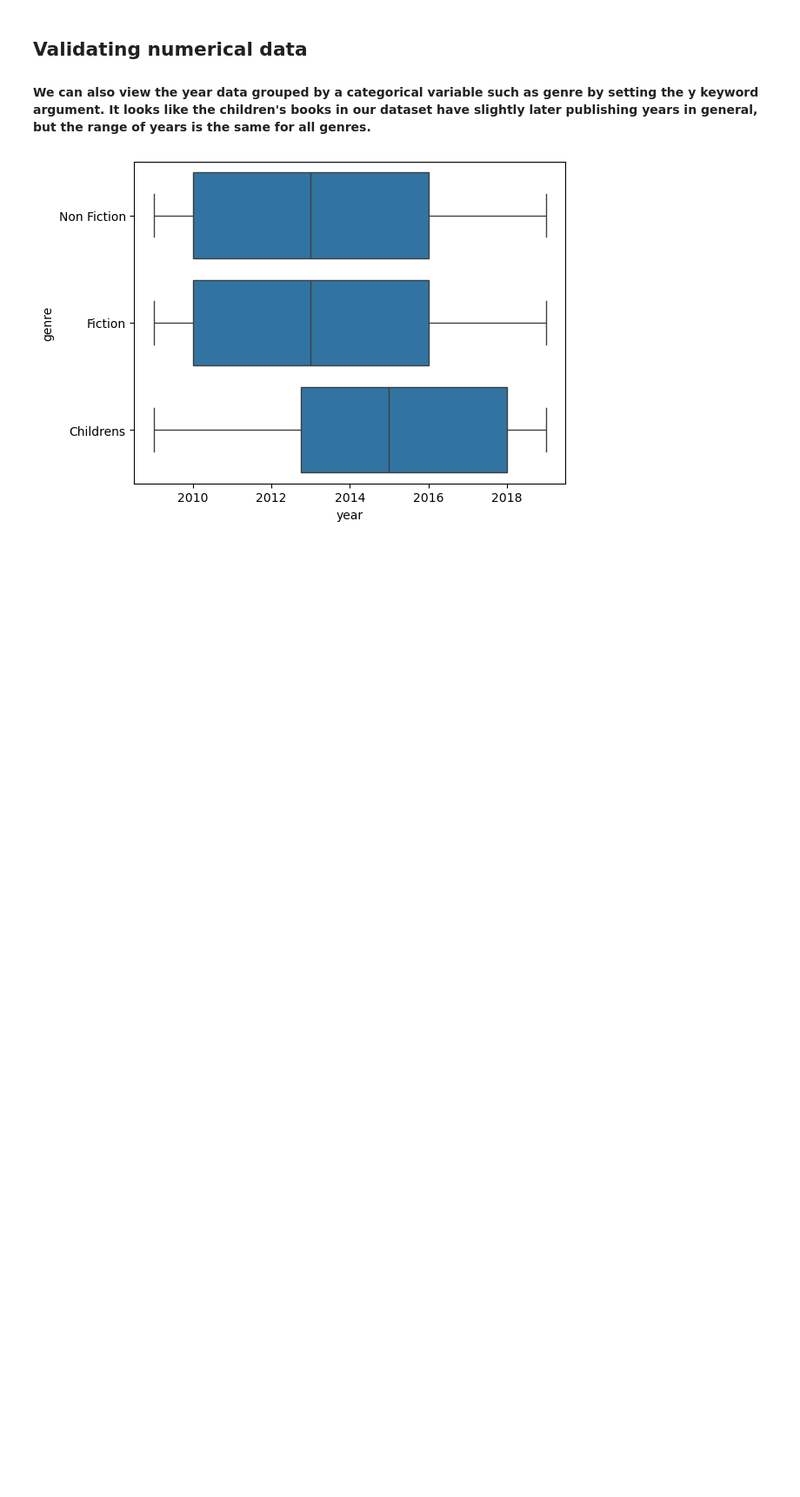
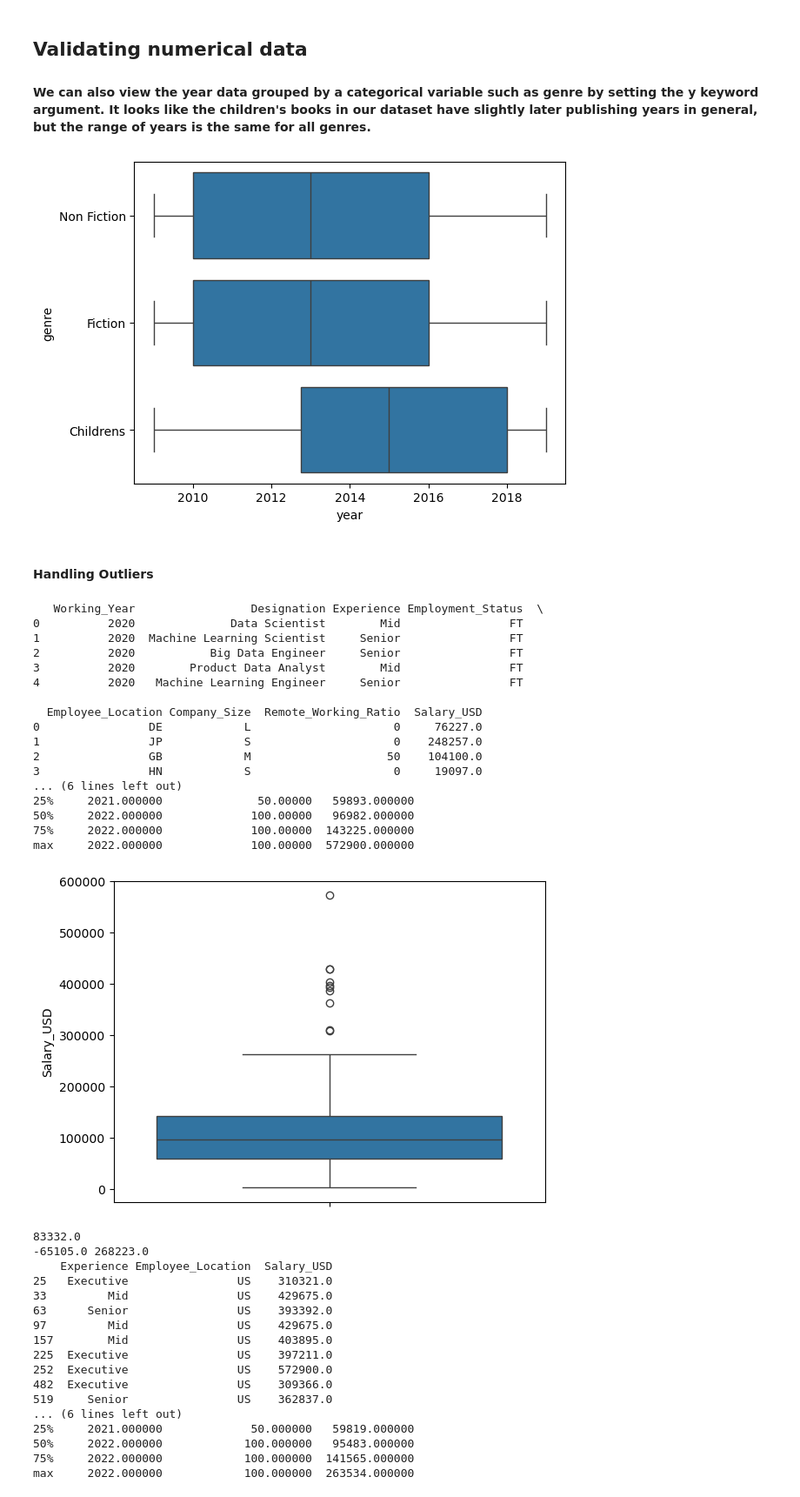
Before and after one commit to UCJPENIEL/Analytics-in-Python-Projects, a Jupyter notebook: Class data python class.ipynb, the cells around one changed output. Shown at 87% size. Drawn from its saved outputs; the diff is of its cells as text; code cells hidden in the pictures; blank space fills up the shorter version.

```diff
--- a/Class data python class.ipynb
+++ b/Class data python class.ipynb
@@ -199,3 +199,83 @@ sns.boxplot(data=books, x="year", y="genre")
 plt.show()
 # %% [output]
 [figure]
+# %% [markdown]
+#### Handling Outliers
+# %%
+# import dataframe
+datascience = pd.read_csv(r"C:\Users\NEW USER\anaconda_projects\ds_salaries_clean.csv")
+print(datascience.head())
+
+# Using describe stat function
+print(datascience.describe())
+
+# IQR in boxplot
+sns.boxplot(data=datascience, y="Salary_USD")
+plt.show()
+
+# Identifying thresholds
+twenty_fifth = datascience["Salary_USD"].quantile(0.25)
+seventy_fifth = datascience["Salary_USD"].quantile(0.75)
+salaries_iqr = seventy_fifth - twenty_fifth
+print(salaries_iqr)
+lower_threshold = twenty_fifth - 1.5 * salaries_iqr
+upper_threshold = seventy_fifth + 1.5 * salaries_iqr
+print(lower_threshold , upper_threshold)
+
+# Subsetting data with outliers
+datascience_with_outliers = datascience[(datascience["Salary_USD"] < lower_threshold) |
+                            (datascience["Salary_USD"] > upper_threshold)]\
+                            [["Experience", "Employee_Location", "Salary_USD"]]
+print(datascience_with_outliers)
+
+# Subsetting data without outliers
+datascience_no_outliers = datascience[(datascience["Salary_USD"] > lower_threshold) & (datascience["Salary_USD"] < upper_threshold)]
+print(datascience_no_outliers.describe())
+
+# Distribution with outliers
+plt.figure(figsize=(9.7,6))
+sns.histplot(data=datascience, binwidth=10000, x="Salary_USD")
+plt.title("Distribution of datascience salary With Outliers")
+plt.show()
+
+# Distribution without outliers
+plt.figure(figsize=(10,6))
+sns.histplot(data=datascience_no_outliers, binwidth=10000, x="Salary_USD")
+plt.title("Distribution of datascience salary Without Outliers")
+plt.show()
+# %% [output]
+   Working_Year                 Designation Experience Employment_Status  \
+0          2020              Data Scientist        Mid                FT
+1          2020  Machine Learning Scientist     Senior                FT
+2          2020           Big Data Engineer     Senior                FT
+3          2020        Product Data Analyst        Mid                FT
+4          2020   Machine Learning Engineer     Senior                FT
+
+  Employee_Location Company_Size  Remote_Working_Ratio  Salary_USD
+0                DE            L                     0     76227.0
+1                JP            S                     0    248257.0
+2                GB            M                    50    104100.0
+3                HN            S                     0     19097.0
+... (6 lines left out)
+25%     2021.000000              50.00000   59893.000000
+50%     2022.000000             100.00000   96982.000000
+75%     2022.000000             100.00000  143225.000000
+max     2022.000000             100.00000  572900.000000
+[figure, added]
+83332.0
+-65105.0 268223.0
+    Experience Employee_Location  Salary_USD
+25   Executive                US    310321.0
+33         Mid                US    429675.0
+63      Senior                US    393392.0
+97         Mid                US    429675.0
+157        Mid                US    403895.0
+225  Executive                US    397211.0
+252  Executive                US    572900.0
+482  Executive                US    309366.0
+519     Senior                US    362837.0
+... (6 lines left out)
+25%     2021.000000             50.000000   59819.000000
+50%     2022.000000            100.000000   95483.000000
+75%     2022.000000            100.000000  141565.000000
+max     2022.000000            100.000000  263534.000000
```
Also changed, not shown: parts of 2 cells of this notebook.
